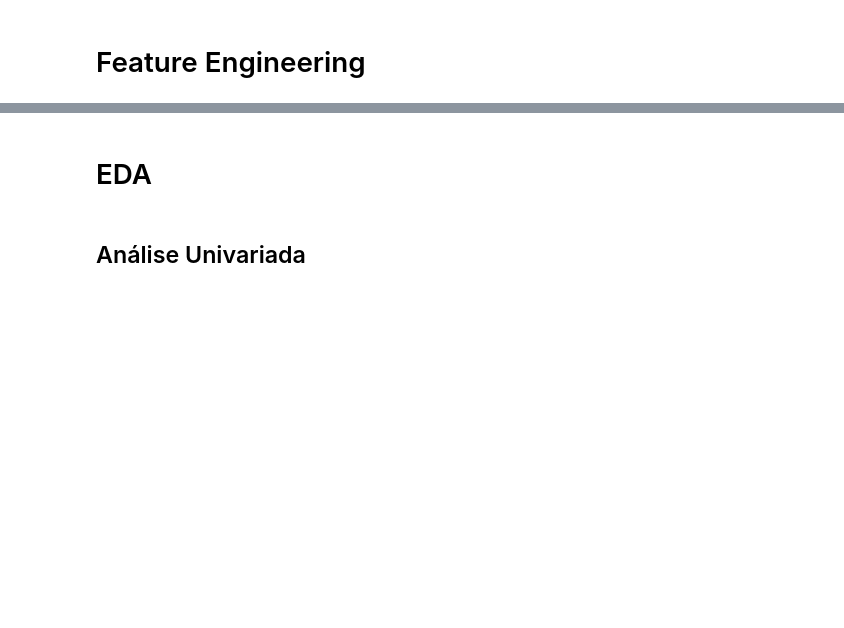
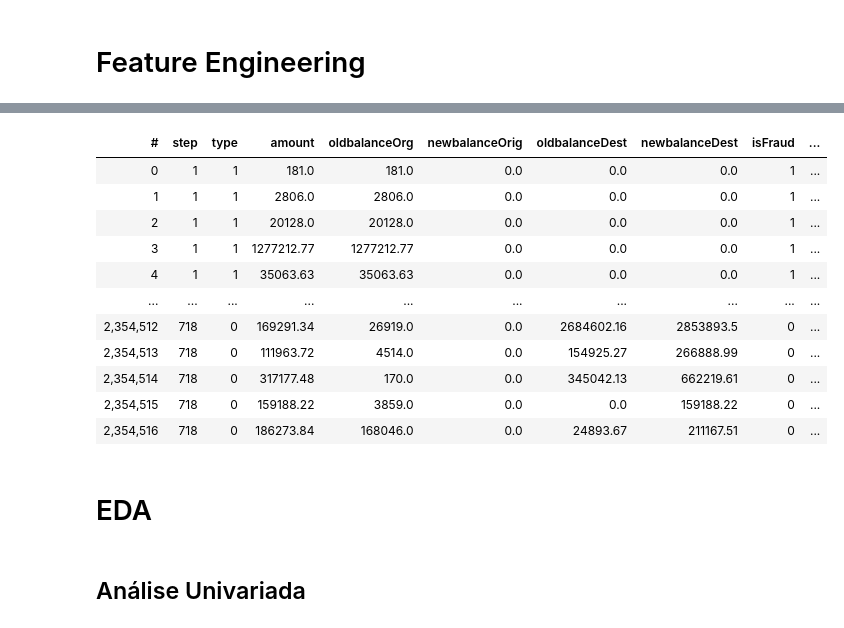
Before and after one commit to bruno154/project-6-blocker-fraud-company, a Jupyter notebook: notebooks/pa002_blocker_fraud2.ipynb, the cells around one changed output, grey strips where cells are left out. Cells and saved outputs as stored; diff of their text form; code cells hidden in the pictures; blank space fills up the shorter version.

```diff
--- a/notebooks/pa002_blocker_fraud2.ipynb
+++ b/notebooks/pa002_blocker_fraud2.ipynb
@@ -425,6 +459,3 @@ dataset_pd = pd.concat([train_pos, treino1], axis=0)
-# %%
-pd.set_option('MAX_COLUMNS',None)
-dataset_pd
 # %%
 # dest_type; 1 - Merchant e 0-Customer e Dropping 'nameOrig', 'nameDest'
 dataset_pd['dest_type'] = dataset_pd['nameDest'].apply(lambda x: 1 if x[0] == 'M' else 0)
@@ -438,24 +469,32 @@ dataset_pd['amount_step'] = dataset_pd['amount']/dataset_pd['step']
 # GroupBy('amount') over Type
 group = dataset_pd.groupby('type').agg({'amount':['mean','std']})
 dataset_pd = dataset_pd.merge(group, left_on='type', right_on='type')
-dataset_pd.rename({"(amount, mean)":"amount_mean",
-                                                                              "(amount, std)":"amount_std"})
+dataset_pd.rename(columns = {"(amount, mean)":"amount_mean",
+                                          "(amount, std)":"amount_std"}, inplace=True)
 
 # GroupBy('oldbalanceOrg') over Type
 group1 = dataset_pd.groupby('type').agg({'oldbalanceOrg':['mean','std']})
 dataset_pd = dataset_pd.merge(group1, left_on='type', right_on='type')
+dataset_pd.rename(columns = {"(oldbalanceOrg, mean)":"oldbalanceOrg_mean",
+                             "(oldbalanceOrg, std)":"oldbalanceOrg_std"},inplace=True)
 
 # GroupBy('newbalanceOrig') over Type
 group2 = dataset_pd.groupby('type').agg({'newbalanceOrig':['mean','std']})
 dataset_pd = dataset_pd.merge(group2, left_on='type', right_on='type')
+dataset_pd.rename(columns = {"(newbalanceOrig, mean)":"newbalanceOrig_mean",
+                             "(newbalanceOrig, std)":"newbalanceOrig_std"}, inplace=True)
 
 # GroupBy('oldbalanceDest') over Type
 group3 = dataset_pd.groupby('type').agg({'oldbalanceDest':['mean','std']})
 dataset_pd = dataset_pd.merge(group3, left_on='type', right_on='type')
+dataset_pd.rename(columns = {"(oldbalanceDest, mean)":"oldbalanceDest_mean",
+                             "(oldbalanceDest, std)":"oldbalanceDest_std"},inplace=True)
 
 # GroupBy('newbalanceDest') over Type
 group4 = dataset_pd.groupby('type').agg({'newbalanceDest':['mean','std']})
 dataset_pd = dataset_pd.merge(group4, left_on='type', right_on='type')
+dataset_pd.rename(columns = {"(newbalanceDest, mean)":"newbalanceDest_mean",
+                             "(newbalanceDest, std)":"newbalanceDest_std"},inplace=True)
 
 # Binning 'amount'
 dataset_pd['amount_bin_log'] = np.floor(np.log10(dataset_pd['amount']))
@@ -503,6 +542,21 @@ dataset = vaex.ml.WeightOfEvidenceEncoder(target='isFraud', features = ['dest_ty
 
 # Type
 dataset = vaex.ml.WeightOfEvidenceEncoder(target='isFraud', features = ['type']).fit_transform(dataset)
+# %%
+dataset
+# %% [output]
+| # | step | type | amount | oldbalanceOrg | newbalanceOrig | oldbalanceDest | newbalanceDest | isFraud | ... |
+| 0 | 1 | 1 | 181.0 | 181.0 | 0.0 | 0.0 | 0.0 | 1 | ... |
+| 1 | 1 | 1 | 2806.0 | 2806.0 | 0.0 | 0.0 | 0.0 | 1 | ... |
+| 2 | 1 | 1 | 20128.0 | 20128.0 | 0.0 | 0.0 | 0.0 | 1 | ... |
+| 3 | 1 | 1 | 1277212.77 | 1277212.77 | 0.0 | 0.0 | 0.0 | 1 | ... |
+| 4 | 1 | 1 | 35063.63 | 35063.63 | 0.0 | 0.0 | 0.0 | 1 | ... |
+| ... | ... | ... | ... | ... | ... | ... | ... | ... | ... |
+| 2,354,512 | 718 | 0 | 169291.34 | 26919.0 | 0.0 | 2684602.16 | 2853893.5 | 0 | ... |
+| 2,354,513 | 718 | 0 | 111963.72 | 4514.0 | 0.0 | 154925.27 | 266888.99 | 0 | ... |
+| 2,354,514 | 718 | 0 | 317177.48 | 170.0 | 0.0 | 345042.13 | 662219.61 | 0 | ... |
+| 2,354,515 | 718 | 0 | 159188.22 | 3859.0 | 0.0 | 0.0 | 159188.22 | 0 | ... |
+| 2,354,516 | 718 | 0 | 186273.84 | 168046.0 | 0.0 | 24893.67 | 211167.51 | 0 | ... |
 # %%
 # salvando os dados - CHECKPOINT
 dataset.export_hdf5('../data/dataset_v1.hdf5')
```
Also changed, not shown: parts of 9 cells of this notebook.
